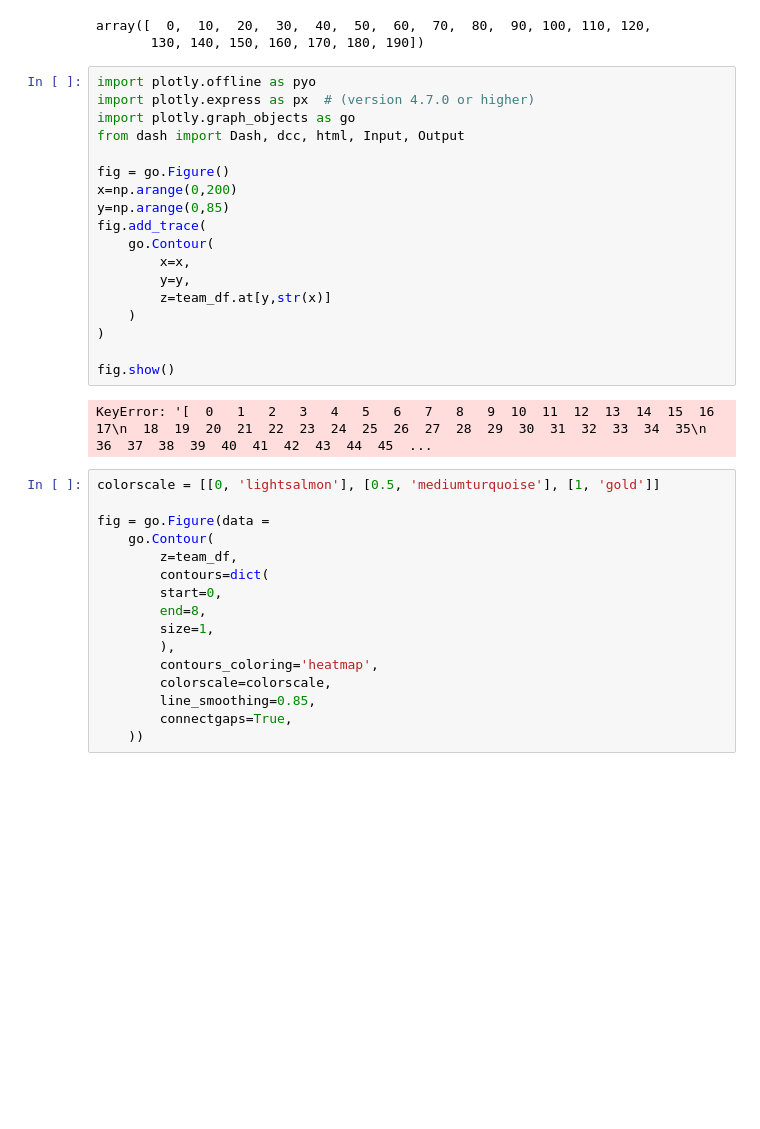
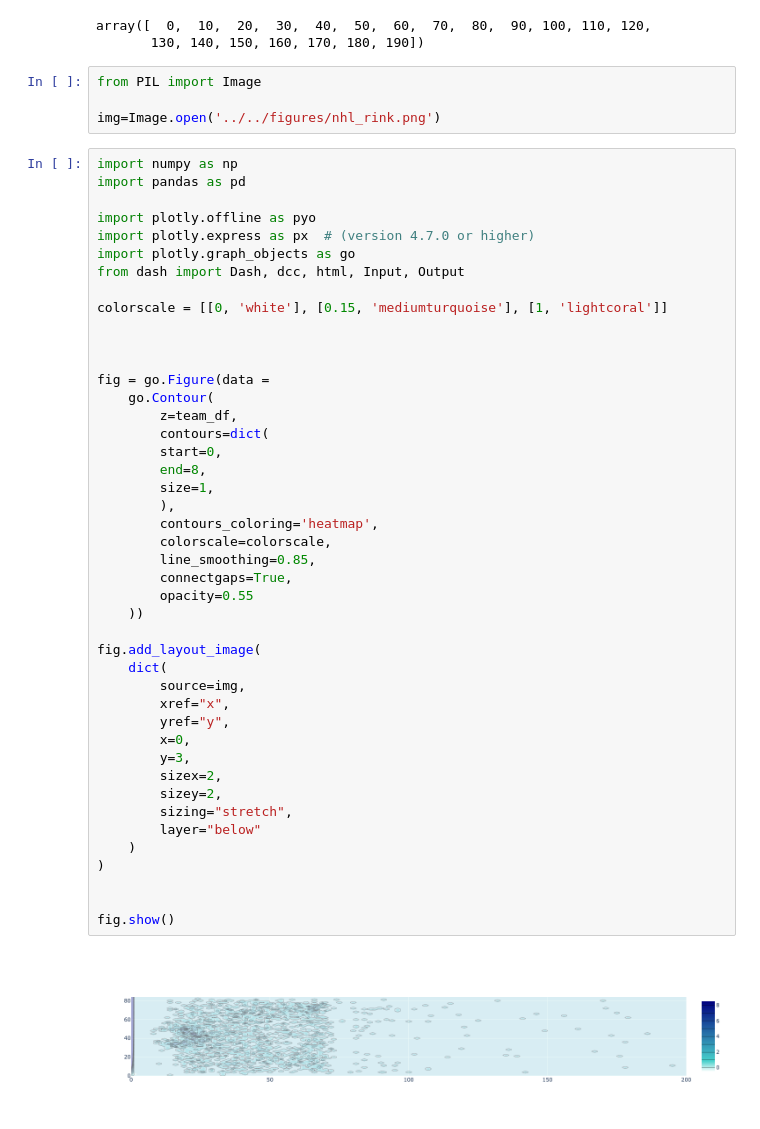
Before and after one commit to IreneZhou0129/IFT6758_m1, a Jupyter notebook: ift6758/data/q6.ipynb, the cells around one changed output. Cells and saved outputs as stored; diff of their text form; blank space fills up the shorter version.

```diff
--- a/ift6758/data/q6.ipynb
+++ b/ift6758/data/q6.ipynb
@@ -681,39 +681,53 @@ x
 # %% [output]
 array([  0,  10,  20,  30,  40,  50,  60,  70,  80,  90, 100, 110, 120,
        130, 140, 150, 160, 170, 180, 190])
+# %%
+from PIL import Image
+
+img=Image.open('../../figures/nhl_rink.png')
 # %%
+import numpy as np
+import pandas as pd
+
 import plotly.offline as pyo
 import plotly.express as px  # (version 4.7.0 or higher)
 import plotly.graph_objects as go
 from dash import Dash, dcc, html, Input, Output
 
-fig = go.Figure()
-x=np.arange(0,200)
-y=np.arange(0,85)
-fig.add_trace(
+colorscale = [[0, 'white'], [0.15, 'mediumturquoise'], [1, 'lightcoral']]
+
+
+
+fig = go.Figure(data =
     go.Contour(
-        x=x,
-        y=y,
-        z=team_df.at[y,str(x)]
+        z=team_df,
+        contours=dict(
+        start=0,
+        end=8,
+        size=1,
+        ),
+        contours_coloring='heatmap',
+        colorscale=colorscale,
+        line_smoothing=0.85,
+        connectgaps=True,
+        opacity=0.55
+    ))
+
+fig.add_layout_image(
+    dict(
+        source=img,
+        xref="x",
+        yref="y",
+        x=0,
+        y=3,
+        sizex=2,
+        sizey=2,
+        sizing="stretch",
+        layer="below"
     )
 )
 
+
 fig.show()
 # %% [output]
-KeyError: '[  0   1   2   3   4   5   6   7   8   9  10  11  12  13  14  15  16  17\n  18  19  20  21  22  23  24  25  26  27  28  29  30  31  32  33  34  35\n  36  37  38  39  40  41  42  43  44  45  ...
+[figure, added]
-# %%
-colorscale = [[0, 'lightsalmon'], [0.5, 'mediumturquoise'], [1, 'gold']]
-
-fig = go.Figure(data =
-    go.Contour(
-        z=team_df,
-        contours=dict(
-        start=0,
-        end=8,
-        size=1,
-        ),
-        contours_coloring='heatmap',
-        colorscale=colorscale,
-        line_smoothing=0.85,
-        connectgaps=True,
-    ))
```
Also changed, not shown: parts of 8 cells of this notebook, 1 other file.
